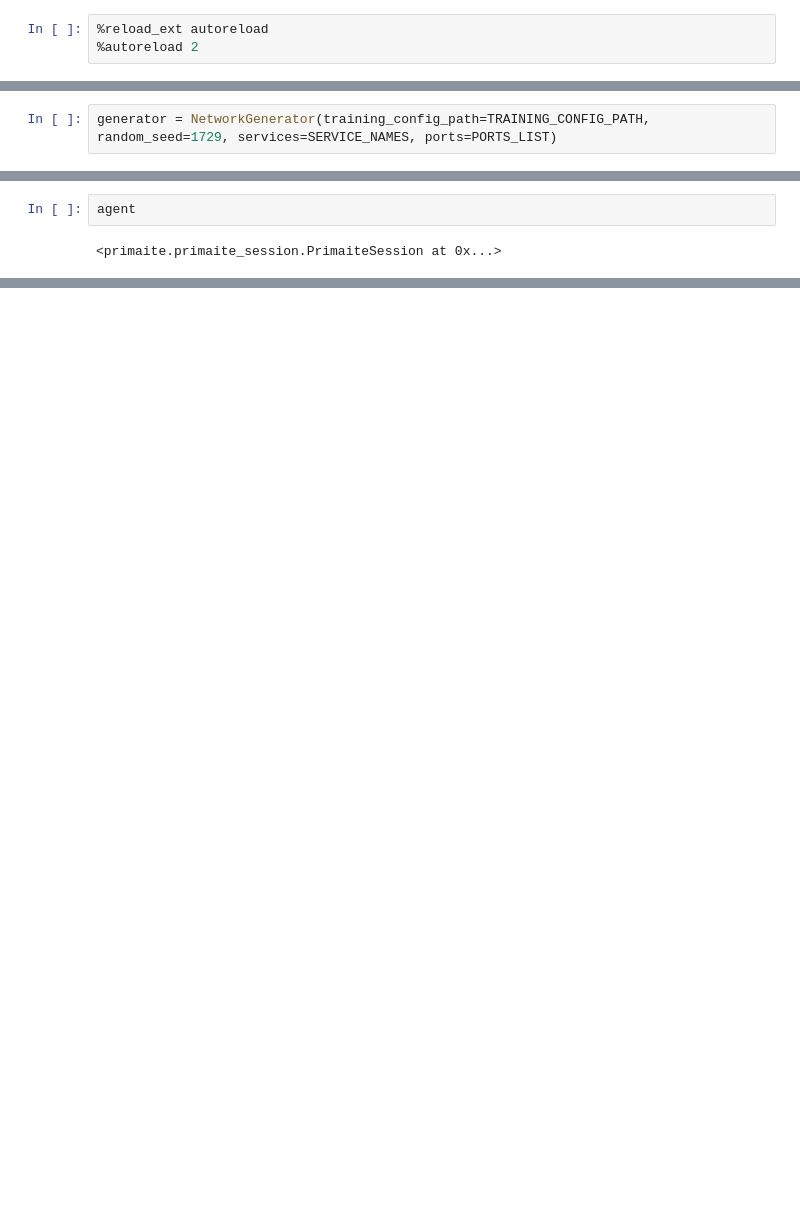
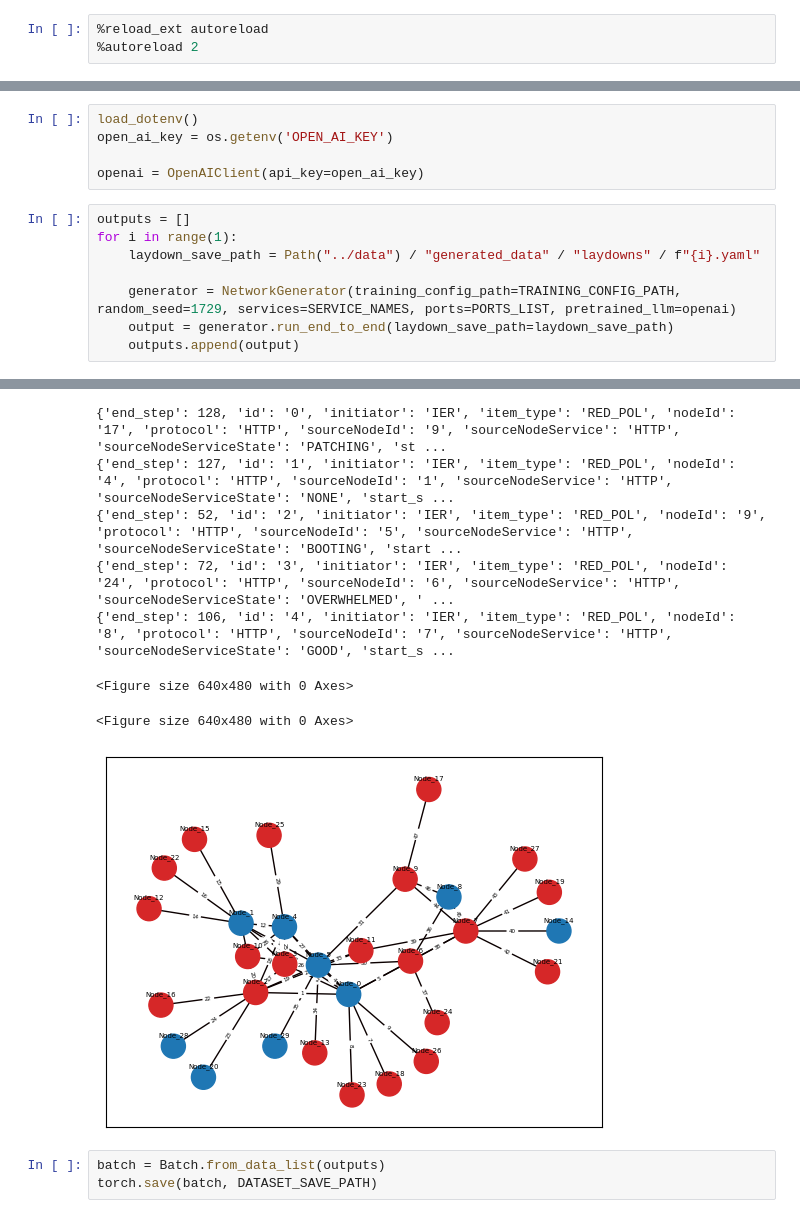
Before and after one commit to intellium-ai/AEGIS, a Jupyter notebook: notebooks/network_generation.ipynb, the cells around one changed output, grey strips where cells are left out. Drawn from its saved outputs; the diff is of its cells as text; blank space fills up the shorter version.

```diff
--- a/notebooks/network_generation.ipynb
+++ b/notebooks/network_generation.ipynb
@@ -36,2 +29,0 @@ Each edge models an ADV communication link with a type and customer attribute.
-# %%
-generator = NetworkGenerator(training_config_path=TRAINING_CONFIG_PATH, random_seed=1729, services=SERVICE_NAMES, ports=PORTS_LIST)
@@ -198,4 +30,14 @@ agent.setup()
-# %%
-agent
-# %% [output]
-<primaite.primaite_session.PrimaiteSession at 0x...>
+# %%
+load_dotenv()
+open_ai_key = os.getenv('OPEN_AI_KEY')
+
+openai = OpenAIClient(api_key=open_ai_key)
+# %%
+outputs = []
+for i in range(1):
+    laydown_save_path = Path("../data") / "generated_data" / "laydowns" / f"{i}.yaml"
+
+    generator = NetworkGenerator(training_config_path=TRAINING_CONFIG_PATH, random_seed=1729, services=SERVICE_NAMES, ports=PORTS_LIST, pretrained_llm=openai)
+    output = generator.run_end_to_end(laydown_save_path=laydown_save_path)
+    outputs.append(output)
+# %% [output]
@@ -201,0 +110,11 @@ agent
+{'end_step': 128, 'id': '0', 'initiator': 'IER', 'item_type': 'RED_POL', 'nodeId': '17', 'protocol': 'HTTP', 'sourceNodeId': '9', 'sourceNodeService': 'HTTP', 'sourceNodeServiceState': 'PATCHING', 'st ...
+{'end_step': 127, 'id': '1', 'initiator': 'IER', 'item_type': 'RED_POL', 'nodeId': '4', 'protocol': 'HTTP', 'sourceNodeId': '1', 'sourceNodeService': 'HTTP', 'sourceNodeServiceState': 'NONE', 'start_s ...
+{'end_step': 52, 'id': '2', 'initiator': 'IER', 'item_type': 'RED_POL', 'nodeId': '9', 'protocol': 'HTTP', 'sourceNodeId': '5', 'sourceNodeService': 'HTTP', 'sourceNodeServiceState': 'BOOTING', 'start ...
+{'end_step': 72, 'id': '3', 'initiator': 'IER', 'item_type': 'RED_POL', 'nodeId': '24', 'protocol': 'HTTP', 'sourceNodeId': '6', 'sourceNodeService': 'HTTP', 'sourceNodeServiceState': 'OVERWHELMED', ' ...
+{'end_step': 106, 'id': '4', 'initiator': 'IER', 'item_type': 'RED_POL', 'nodeId': '8', 'protocol': 'HTTP', 'sourceNodeId': '7', 'sourceNodeService': 'HTTP', 'sourceNodeServiceState': 'GOOD', 'start_s ...
+<Figure size 640x480 with 0 Axes>
+<Figure size 640x480 with 0 Axes>
+[figure, added]
+# %%
+batch = Batch.from_data_list(outputs)
+torch.save(batch, DATASET_SAVE_PATH)
```
Also changed, not shown: parts of 26 cells of this notebook, 22 other files.
